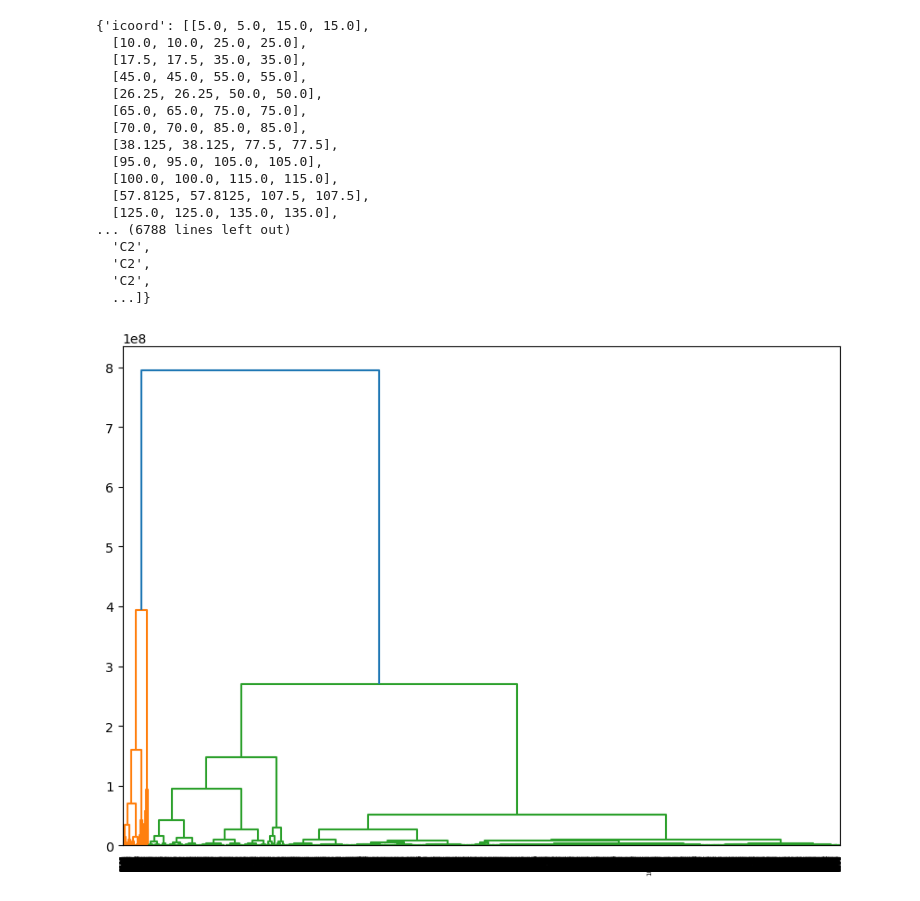
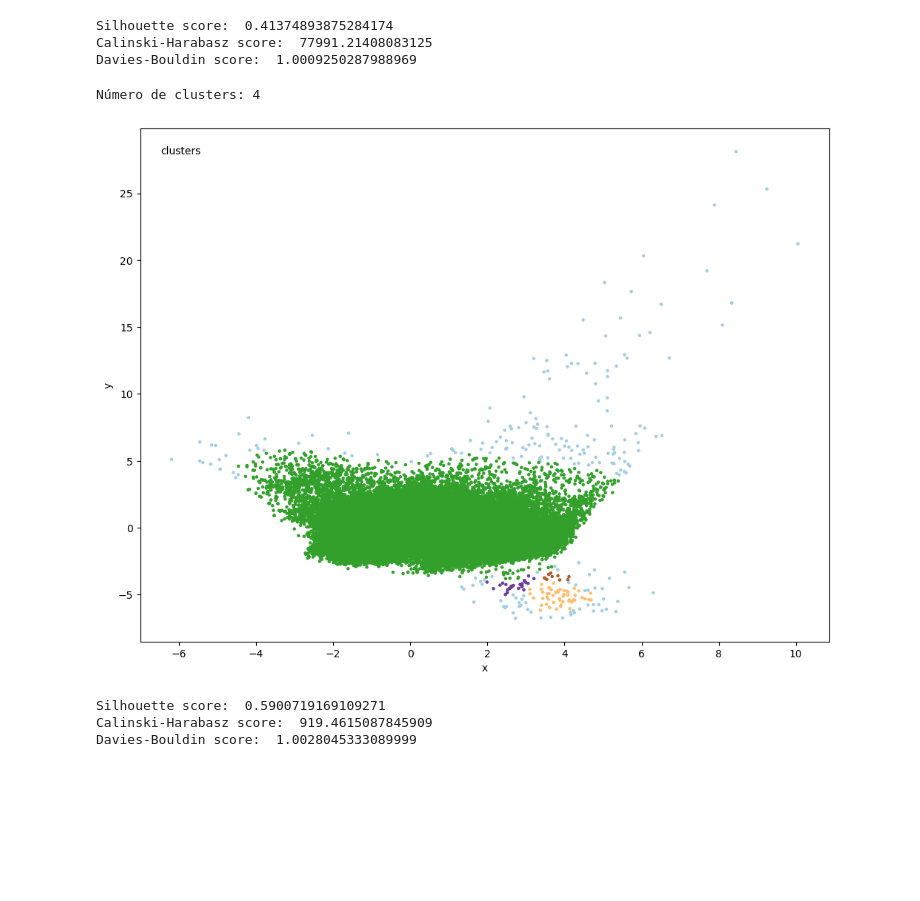
Before and after one commit to jorgealcorta/PROYECTO-MACHINE-LEARNING-NICOLAS-UNAI-INIGO-JORGE, a Jupyter notebook: hierarchyClustering.ipynb, the cells around one changed output. Drawn from its saved outputs; the diff is of its cells as text; code cells hidden in the pictures; blank space fills up the shorter version.

```diff
--- a/hierarchyClustering.ipynb
+++ b/hierarchyClustering.ipynb
@@ -146,26 +141,0 @@ linked = linkage(x_sample, method='ward', metric='euclidean')
-# %%
-
-labelList = range(1, 10001)
-
-plt.figure(figsize=(10, 7))
-
-dendrogram(linked, orientation='top', labels=labelList, distance_sort='descending', show_leaf_counts=True)
-# %% [output]
-{'icoord': [[5.0, 5.0, 15.0, 15.0],
-  [10.0, 10.0, 25.0, 25.0],
-  [17.5, 17.5, 35.0, 35.0],
-  [45.0, 45.0, 55.0, 55.0],
-  [26.25, 26.25, 50.0, 50.0],
-  [65.0, 65.0, 75.0, 75.0],
-  [70.0, 70.0, 85.0, 85.0],
-  [38.125, 38.125, 77.5, 77.5],
-  [95.0, 95.0, 105.0, 105.0],
-  [100.0, 100.0, 115.0, 115.0],
-  [57.8125, 57.8125, 107.5, 107.5],
-  [125.0, 125.0, 135.0, 135.0],
-... (6788 lines left out)
-  'C2',
-  'C2',
-  'C2',
-  ...]}
-[figure, removed]
@@ -195,0 +142,50 @@ print(" ")
+# %%
+
+print("Silhouette score: ", silhouette_score(reduced_data.transform(scaler.transform(x)), kmeans.labels_))
+print("Calinski-Harabasz score: ", calinski_harabasz_score(reduced_data.transform(scaler.transform(x)), kmeans.labels_))
+print("Davies-Bouldin score: ", davies_bouldin_score(reduced_data.transform(scaler.transform(x)), kmeans.labels_))
+# %% [output]
+Silhouette score:  0.41374893875284174
+Calinski-Harabasz score:  77991.21408083125
+Davies-Bouldin score:  1.0009250287988969
+# %%
+# Importar la librería de machine learning de scikit-learn
+from sklearn.cluster import DBSCAN
+
+# Seleccionar un subconjunto aleatorio del 1% de las filas del conjunto de datos original
+data_subset = reduced_data.transform(scaler.transform(x))
+
+# Aplicar el algoritmo DBSCAN al subconjunto de datos seleccionado
+dbscan = DBSCAN(eps=0.41, min_samples=10, metric='euclidean')
+predictions = dbscan.fit_predict(data_subset)
+
+num_clusters = len(set(predictions)) - (1 if -1 in predictions else 0)
+
+print('Número de clusters: {}'.format(num_clusters))
+# %% [output]
+Número de clusters: 4
+# %%
+data = pd.DataFrame(data_subset)
+pred = pd.DataFrame(predictions)
+# %%
+plt.figure(figsize=(12,9))
+plt.annotate('clusters', xy=(0.03, 0.95), xycoords='axes fraction')
+plt.scatter(data.iloc[:,0], data.iloc[:,1], c=pred, cmap='Paired', s=5)
+plt.xlabel('x')
+plt.ylabel('y')
+plt.show()
+# %% [output]
+[figure, added]
+# %%
+# Cluster evaluation
+from sklearn.metrics import silhouette_score
+from sklearn.metrics import calinski_harabasz_score
+from sklearn.metrics import davies_bouldin_score
+
+print("Silhouette score: ", silhouette_score(data, pred))
+print("Calinski-Harabasz score: ", calinski_harabasz_score(data, pred))
+print("Davies-Bouldin score: ", davies_bouldin_score(data, pred))
+# %% [output]
+Silhouette score:  0.5900719169109271
+Calinski-Harabasz score:  919.4615087845909
+Davies-Bouldin score:  1.0028045333089999
```
Also changed, not shown: parts of 8 cells of this notebook.
